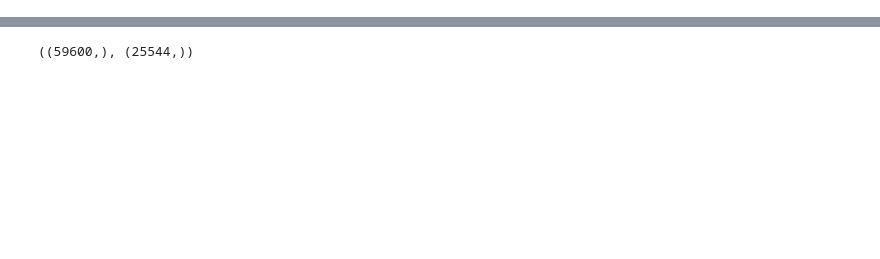
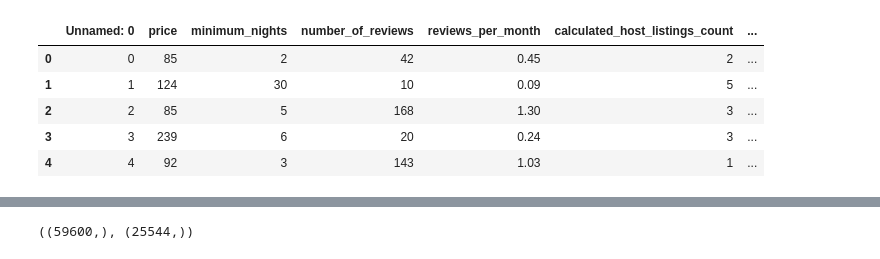
Before and after one commit to malakmosly/Capstone2, a Jupyter notebook: Airbnb Data Modeling.ipynb, the cells around one changed output, grey strips where cells are left out. Saved outputs shown, nothing was run; the diff lists cells and outputs as text; code cells hidden in the pictures; blank space fills up the shorter version.

```diff
--- a/Airbnb Data Modeling.ipynb
+++ b/Airbnb Data Modeling.ipynb
@@ -15,4 +15,5 @@ from sklearn.neighbors import KNeighborsRegressor
 from sklearn.metrics import r2_score, mean_squared_error, mean_absolute_error
 from sklearn.feature_selection import SelectKBest, f_regression
 # %%
-df = pd.read_csv("Scaled Cleaned Airbnb Data.csv")
+X = pd.read_csv("X Data.csv")
+numeric_df = pd.read_csv('Numeric Data.csv')
@@ -27,0 +40,9 @@ df.head()
+# %%
+numeric_df.head()
+# %% [output]
+|  | Unnamed: 0 | price | minimum_nights | number_of_reviews | reviews_per_month | calculated_host_listings_count | ... |
+| 0 | 0 | 85 | 2 | 42 | 0.45 | 2 | ... |
+| 1 | 1 | 124 | 30 | 10 | 0.09 | 5 | ... |
+| 2 | 2 | 85 | 5 | 168 | 1.30 | 3 | ... |
+| 3 | 3 | 239 | 6 | 20 | 0.24 | 3 | ... |
+| 4 | 4 | 92 | 3 | 143 | 1.03 | 1 | ... |
```
Also changed, not shown: parts of 52 cells of this notebook.
